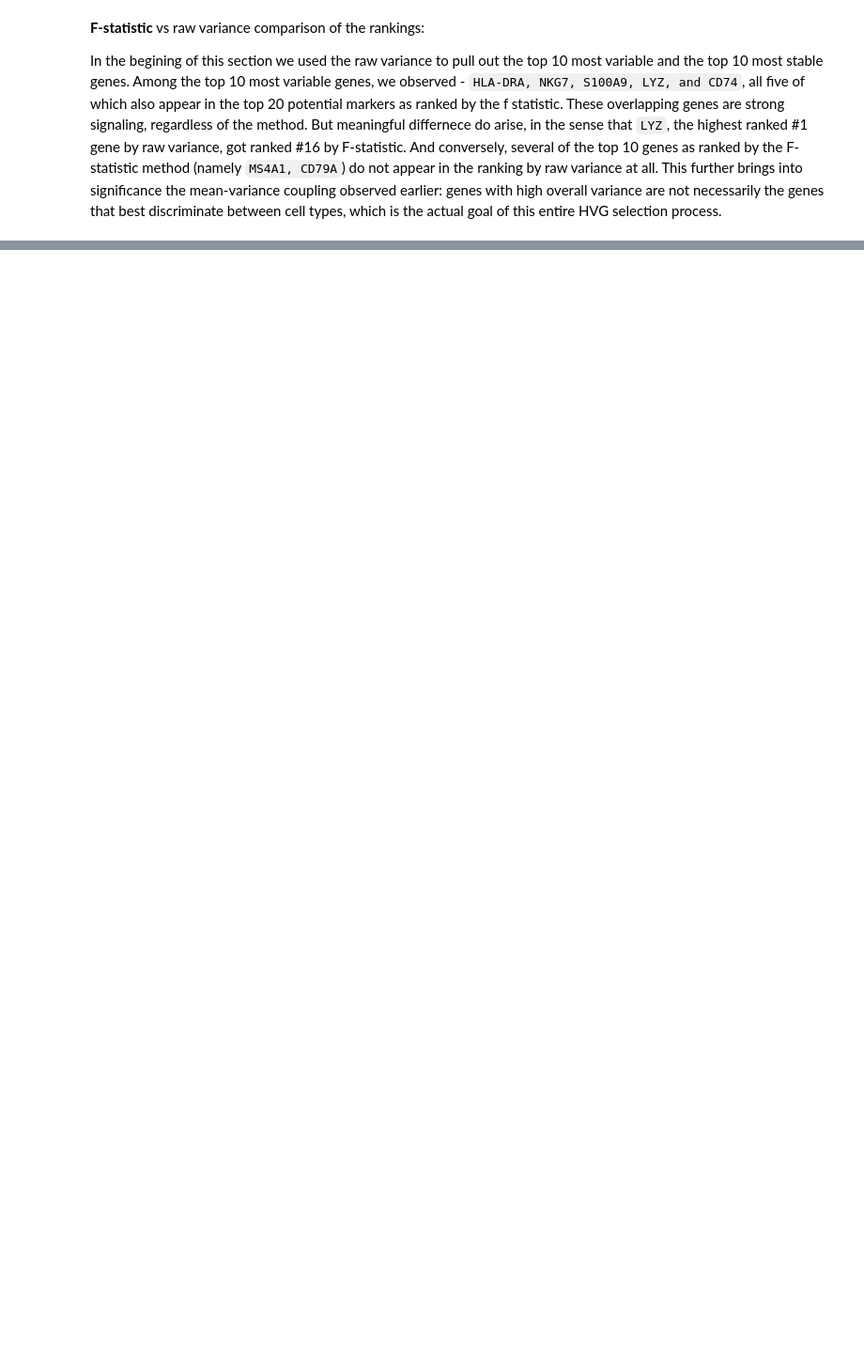
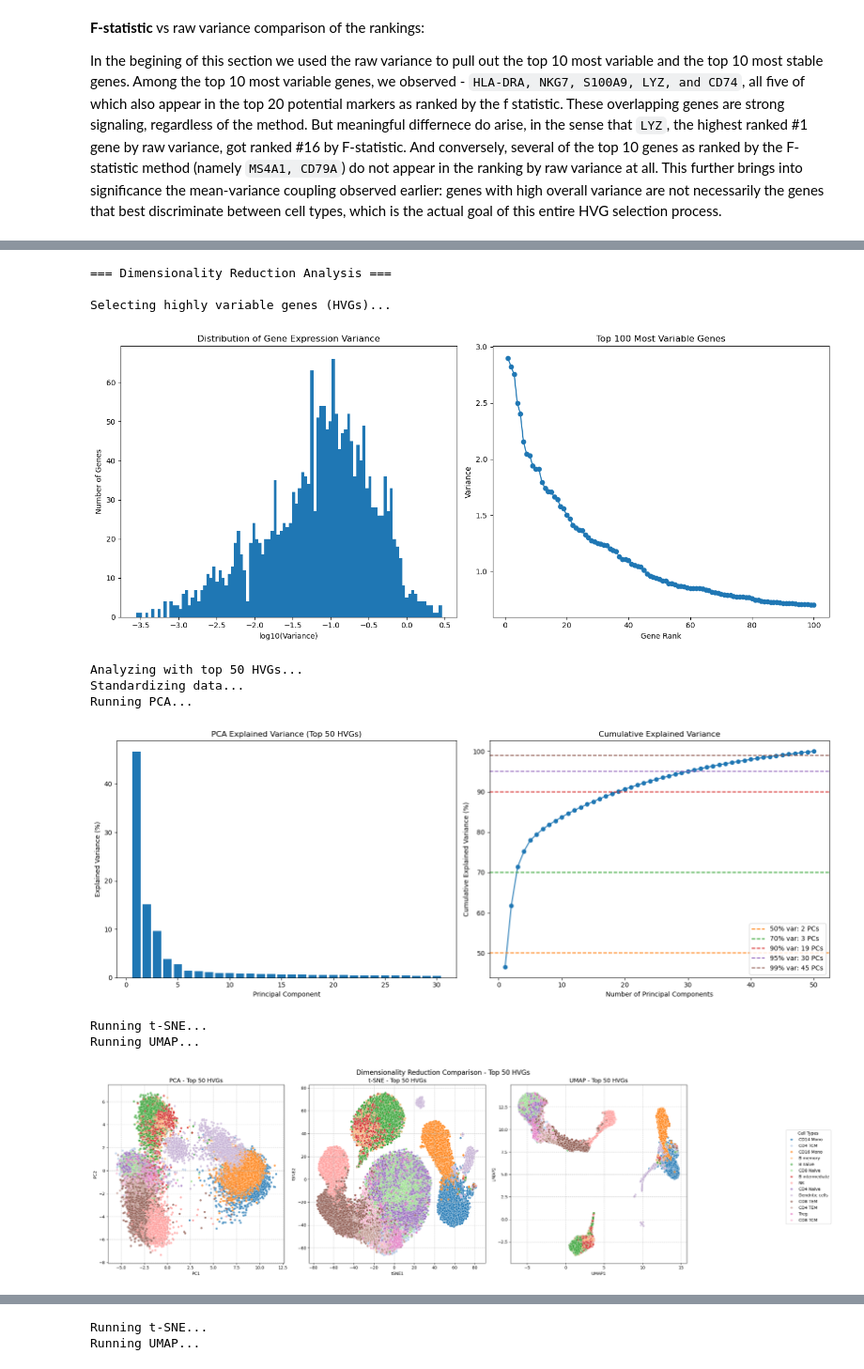
Before and after one commit to rajantidke/ML_immune_cell_type_classifier, a Jupyter notebook: Notebooks/1_Data_exploration.ipynb, the cells around one changed output, grey strips where cells are left out. Shown at 94% size. Cells and saved outputs as stored; diff of their text form; code cells hidden in the pictures; blank space fills up the shorter version.

Commit message:
Dimensionality reduction iteration 1

```diff
--- a/Notebooks/1_Data_exploration.ipynb
+++ b/Notebooks/1_Data_exploration.ipynb
@@ -419,0 +709,30 @@ In the begining of this section we used the raw variance to pull out the top 10
+# %%
+dim_reduction_results = run_dimensionality_reduction_eda(rna_seq_data, gene_columns)
+
+optimal_hvgs = dim_reduction_results["top_genes"]
+optimal_n_components = dim_reduction_results["components_needed"][0.9]
+
+feature_selection_results = {
+    "optimal_hvgs": optimal_hvgs,
+    "optimal_n_components": optimal_n_components,
+    "pca_variance_ratio": dim_reduction_results["explained_var"],
+    "pca_cumulative_variance": dim_reduction_results["cumulative_var"],
+}
+
+with open(os.path.join(RESULTS_DIR, "feature_selection_results.pkl"), "wb") as f:
+    pickle.dump(feature_selection_results, f)
+
+print(f"\nSaved to {RESULTS_DIR}/feature_selection_results.pkl")
+print(f"Selected {len(optimal_hvgs)} HVGs and {optimal_n_components} principal components")
+# %% [output]
+=== Dimensionality Reduction Analysis ===
+
+Selecting highly variable genes (HVGs)...
+[figure, added]
+Analyzing with top 50 HVGs...
+Standardizing data...
+Running PCA...
+[figure, added]
+Running t-SNE...
+Running UMAP...
+[figure, added]
@@ -419,0 +748,2 @@ In the begining of this section we used the raw variance to pull out the top 10
+Running t-SNE...
+Running UMAP...
```
Also changed, not shown: parts of 13 cells of this notebook, 29 other files.
